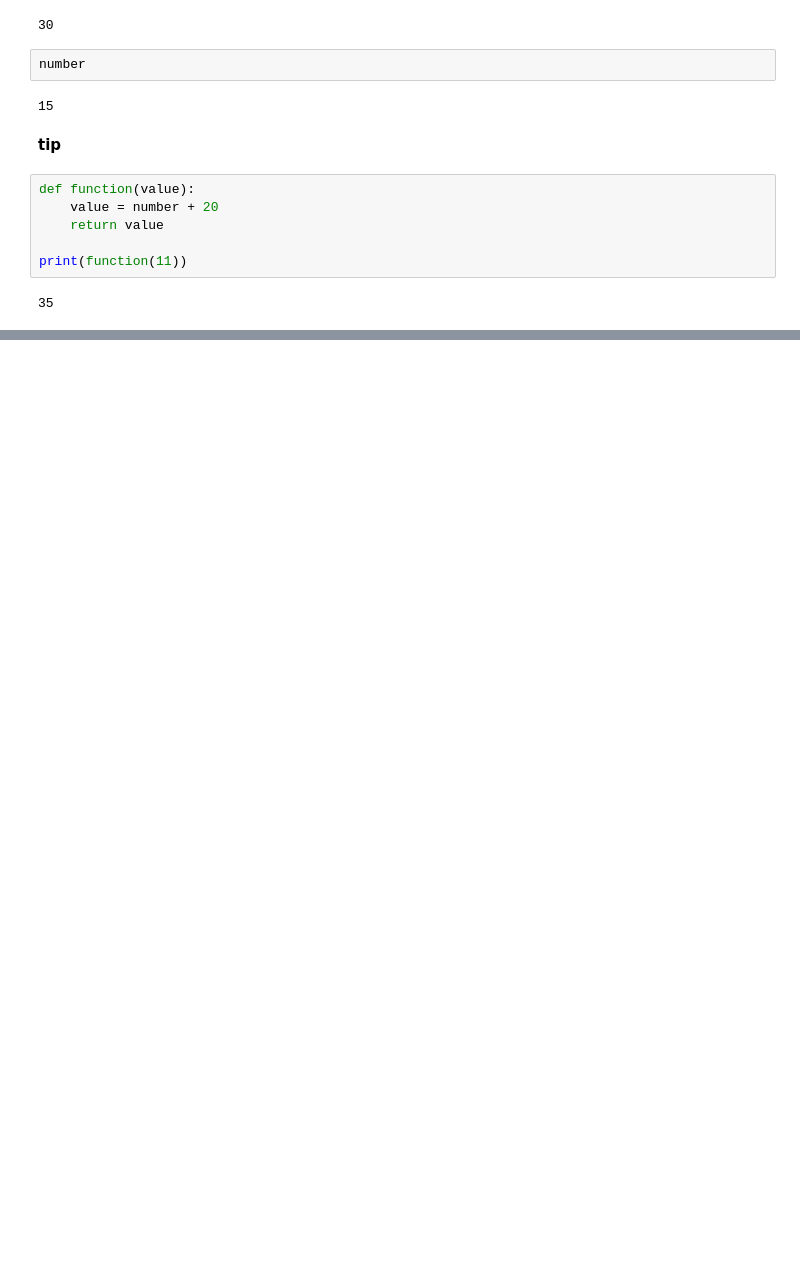
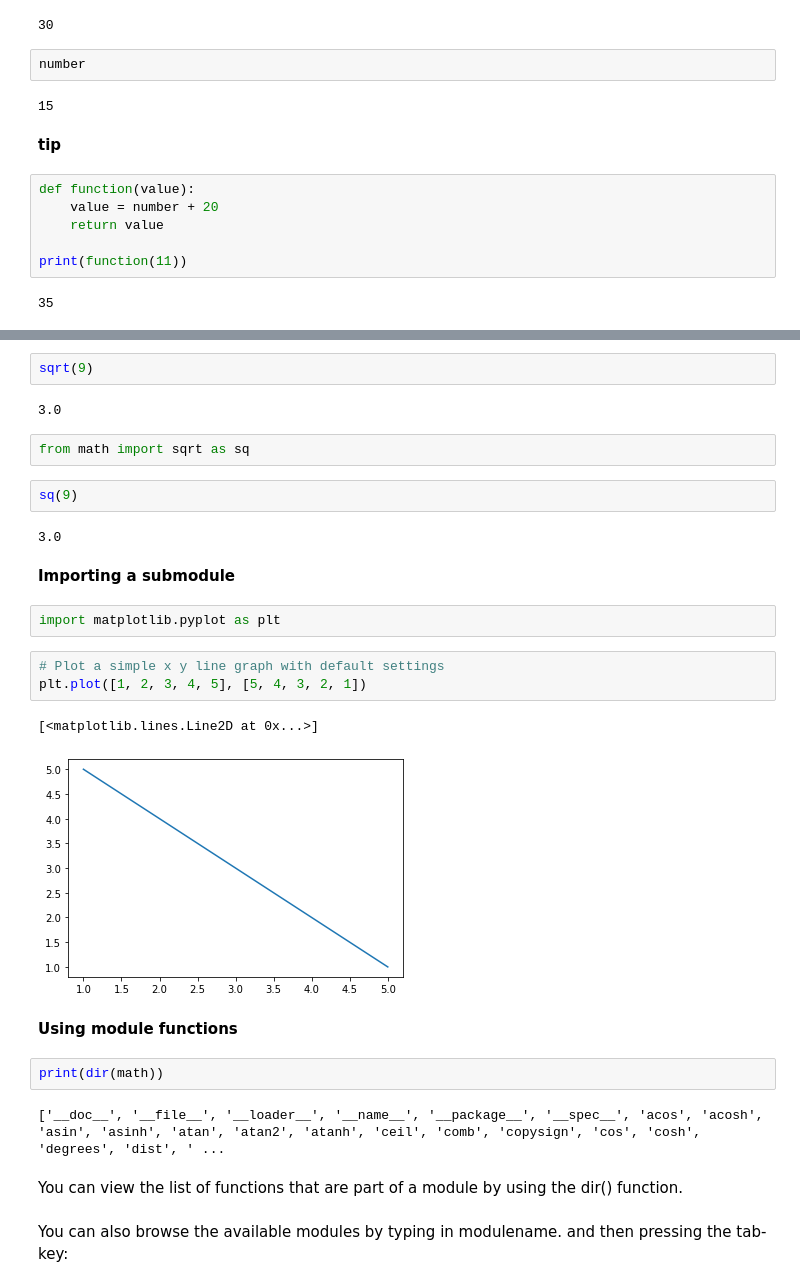
Before and after one commit to yangshanye/Python-Tutorial, a Jupyter notebook: Geopython_basic_expresion.ipynb, the cells around one changed output, grey strips where cells are left out. Cells and saved outputs as stored; diff of their text form; blank space fills up the shorter version.

```diff
--- a/Geopython_basic_expresion.ipynb
+++ b/Geopython_basic_expresion.ipynb
@@ -872,0 +954,30 @@ print(function(11))
+# %%
+sqrt(9)
+# %% [output]
+3.0
+# %%
+from math import sqrt as sq
+# %%
+sq(9)
+# %% [output]
+3.0
+# %% [markdown]
+**Importing a submodule**
+# %%
+import matplotlib.pyplot as plt
+# %%
+# Plot a simple x y line graph with default settings
+plt.plot([1, 2, 3, 4, 5], [5, 4, 3, 2, 1])
+# %% [output]
+[<matplotlib.lines.Line2D at 0x...>]
+[figure, added]
+# %% [markdown]
+**Using module functions**
+# %%
+print(dir(math))
+# %% [output]
+['__doc__', '__file__', '__loader__', '__name__', '__package__', '__spec__', 'acos', 'acosh', 'asin', 'asinh', 'atan', 'atan2', 'atanh', 'ceil', 'comb', 'copysign', 'cos', 'cosh', 'degrees', 'dist', ' ...
+# %% [markdown]
+You can view the list of functions that are part of a module by using the dir() function.
+# %% [markdown]
+You can also browse the available modules by typing in modulename. and then pressing the tab-key:
```
Also changed, not shown: parts of 84 cells of this notebook.
